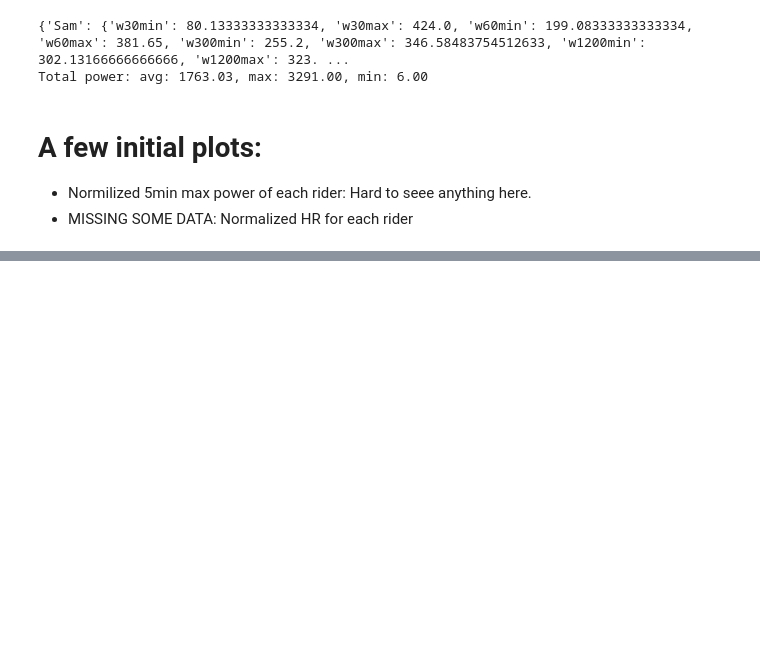
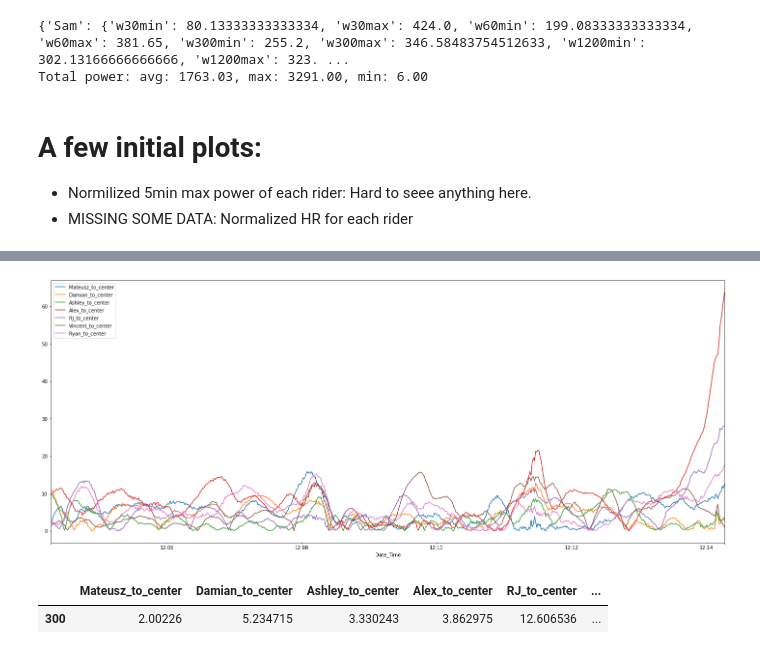
Before and after one commit to vincentdavis/VYRTYFY_research, a Jupyter notebook: Cryo_Gen_zwift_TTT_SEP_10.ipynb, the cells around one changed output, grey strips where cells are left out. Saved outputs shown, nothing was run; the diff lists cells and outputs as text; code cells hidden in the pictures; blank space fills up the shorter version.

```diff
--- a/Cryo_Gen_zwift_TTT_SEP_10.ipynb
+++ b/Cryo_Gen_zwift_TTT_SEP_10.ipynb
@@ -157,0 +247,14 @@ df[:30].plot(x='Longitude_nate', y='Latitude_nate', figsize=(20,20))
+# %%
+Gulls = team_position(Gulls, Gnames)
+Gulls['Altitude_scale_1'] = Gulls.altNorm*200
+col = [c for c in Gulls.columns if 'to_center' in c]
+a = Gulls[:600].plot(x='Date_Time', y=col, figsize=(25,10))
+# Gulls[:600].plot(x='Date_Time', y='Altitude_scale_1', figsize=(25,10), ax=a)
+# %% [output]
+[figure, added]
+# %%
+
+Gulls[300:301][col+['lat_center', 'lon_center', 'Latitude_Mateusz', 'Longitude_Mateusz']].head()
+# %% [output]
+|  | Mateusz_to_center | Damian_to_center | Ashley_to_center | Alex_to_center | RJ_to_center | ... |
+| 300 | 2.00226 | 5.234715 | 3.330243 | 3.862975 | 12.606536 | ... |
```
Also changed, not shown: parts of 19 cells of this notebook, 1 other file.
